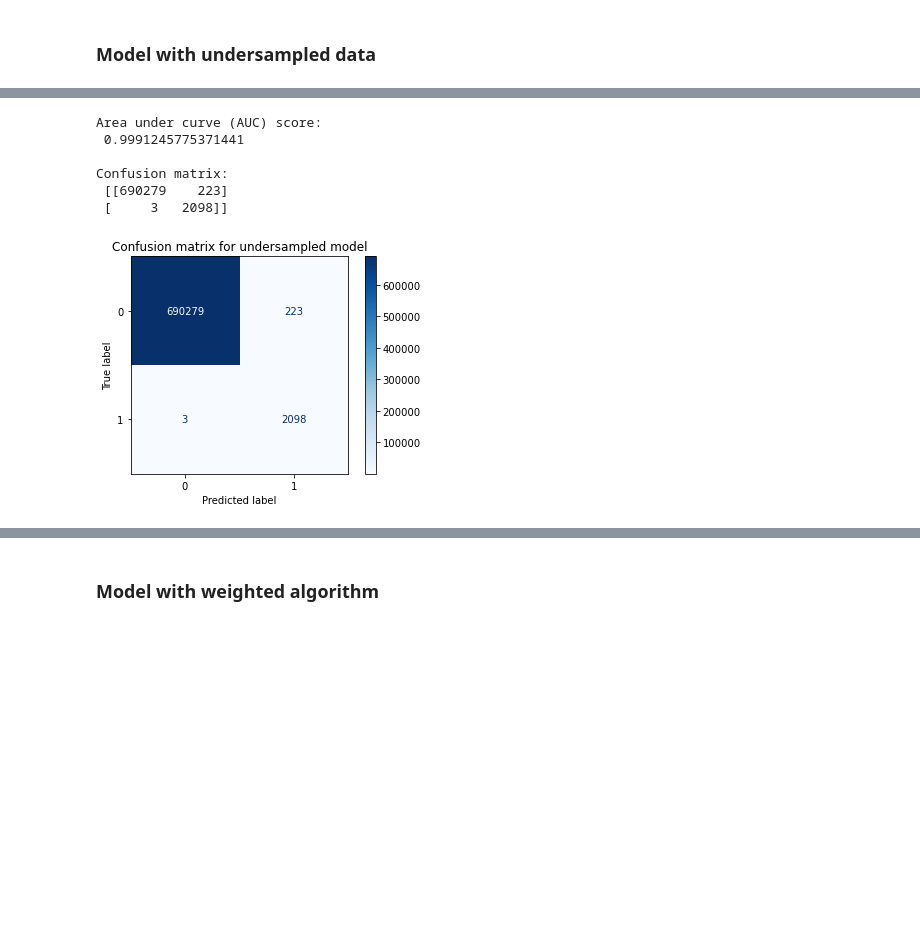
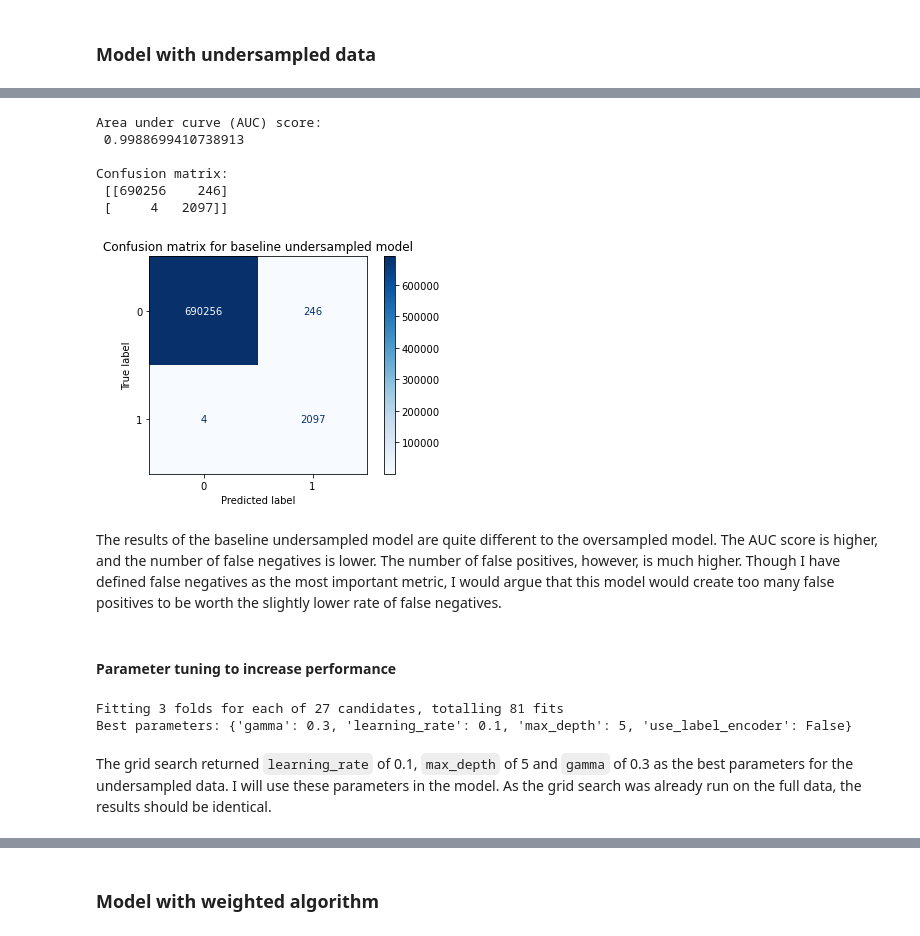
Before and after one commit to hakondoksrod/financial-fraud-detection-imbalanced-data, a Jupyter notebook: fraud_detection.ipynb, the cells around one changed output, grey strips where cells are left out. Drawn from its saved outputs; the diff is of its cells as text; code cells hidden in the pictures; blank space fills up the shorter version.

```diff
--- a/fraud_detection.ipynb
+++ b/fraud_detection.ipynb
@@ -402,3 +524,35 @@ We would also like to minimize the false positives, ie. non-fraudulent transacti
+# %%
+# Instantiate model
+base_model_undersamp = XGBClassifier(use_label_encoder=False, verbosity=0, random_state=RandomState)
+
+# Fit model to the training data
+base_model_undersamp.fit(X_train_downsample, y_train_downsample)
+
+# Predict on the test data
+base_pred_undersamp = base_model_undersamp.predict(X_test)
+# %%
+#Display evaluation metrics for undersampled model
+display_metrics(base_pred_undersamp, base_model_undersamp, 'baseline undersampled model')
+# %% [output]
+Area under curve (AUC) score:
+ 0.9988699410738913
+
+Confusion matrix:
+ [[690256    246]
+ [     4   2097]]
+[figure, added]
+# %% [markdown]
+The results of the baseline undersampled model are quite different to the oversampled model. The AUC score is higher, and the number of false negatives is lower. The number of false positives, however, is much higher. Though I have defined false negatives as the most important metric, I would argue that this model would create too many false positives to be worth the slightly lower rate of false negatives.
+# %% [markdown]
+#### Parameter tuning to increase performance
+# %%
+#Run grid search on the undersampled data
+grid_search_model(X_train_downsample, y_train_downsample)
+# %% [output]
+Fitting 3 folds for each of 27 candidates, totalling 81 fits
+Best parameters: {'gamma': 0.3, 'learning_rate': 0.1, 'max_depth': 5, 'use_label_encoder': False}
+# %% [markdown]
+The grid search returned `learning_rate` of 0.1, `max_depth` of 5 and `gamma` of 0.3 as the best parameters for the undersampled data. I will use these parameters in the model. As the grid search was already run on the full data, the results should be identical.
 # %%
 # Instantiate model
 model_undersamp = XGBClassifier(learning_rate=0.1, max_depth=5, gamma=0.3, use_label_encoder=False, verbosity=0, random_state=RandomState)
@@ -408,19 +562,3 @@ model_undersamp.fit(X_train_downsample, y_train_downsample)
 
 # Predict on the test data
 pred_undersamp = model_undersamp.predict(X_test)
-# %%
-# Display metrics
-print("Area under curve (AUC) score:\n", roc_auc_score(y_test, pred_undersamp), '\n')
-print("Confusion matrix:\n", confusion_matrix(y_test, pred_undersamp))
-# %% [output]
-Area under curve (AUC) score:
- 0.9991245775371441
-
-Confusion matrix:
- [[690279    223]
- [     3   2098]]
-# %%
-plot_confusion_matrix(model_undersamp, X_test, y_test, cmap='Blues')
-plt.title('Confusion matrix for undersampled model');
-# %% [output]
-[figure, removed]
```
Also changed, not shown: parts of 39 cells of this notebook.
